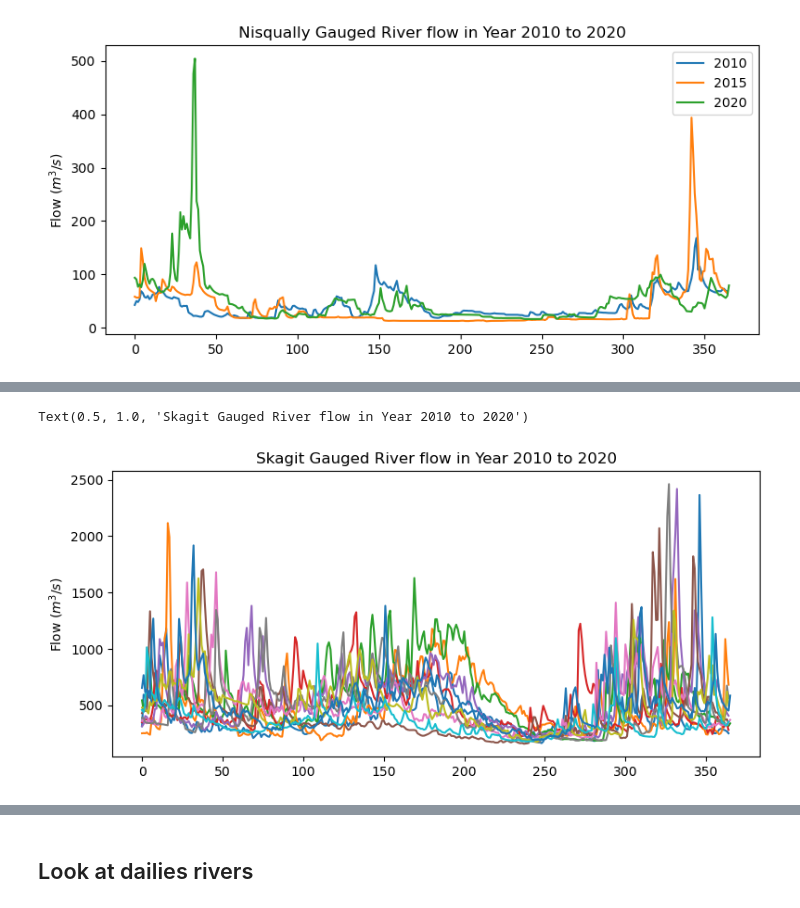
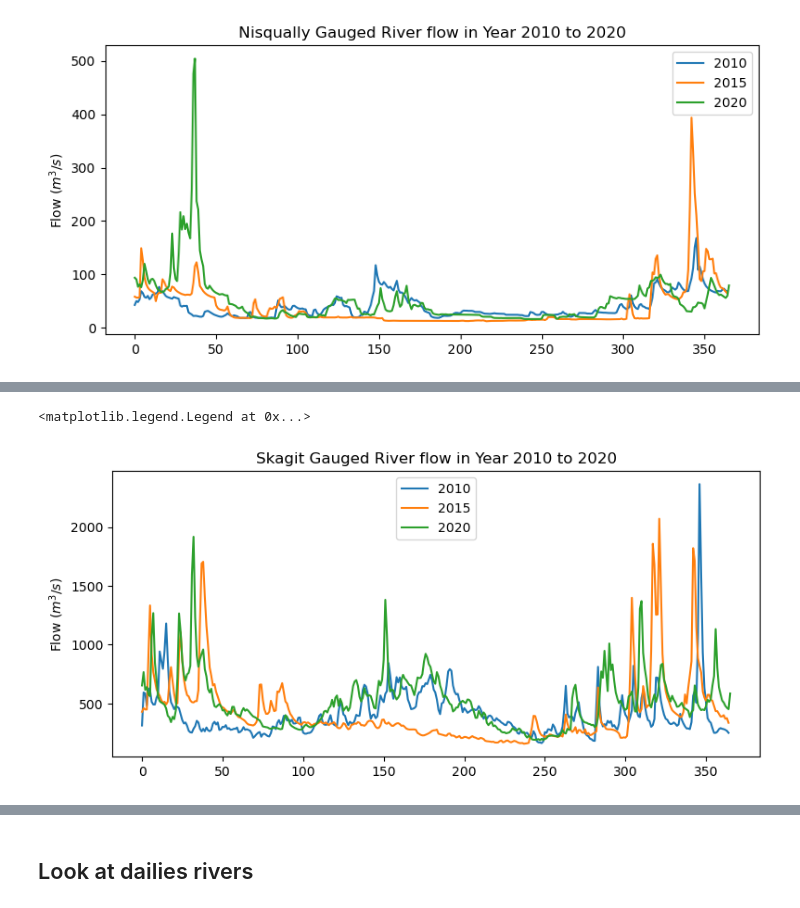
Before and after one commit to SalishSeaCast/analysis-cassidy, a Jupyter notebook: notebooks/compare_daily_river/compare_river_flows.ipynb, the cells around one changed output, grey strips where cells are left out. Cells and saved outputs as stored; diff of their text form; code cells hidden in the pictures.

```diff
--- a/notebooks/compare_daily_river/compare_river_flows.ipynb
+++ b/notebooks/compare_daily_river/compare_river_flows.ipynb
@@ -181,21 +187,15 @@ Text(0.5, 1.0, 'Snohomish Gauged River flow in Year 2010 to 2020')
 # %%
 fig, ax = plt.subplots(1, 1, figsize=(9, 4))
 
 
 ax.plot(range(len(Skagit[Skagit['YYYY'] == 2010]['DISCHARGE'])), Skagit[Skagit['YYYY'] == 2010]['DISCHARGE'], label='2010')
-ax.plot(range(len(Skagit[Skagit['YYYY'] == 2011]['DateTime'])), Skagit[Skagit['YYYY'] == 2011]['DISCHARGE'], label='2011')
-ax.plot(range(len(Skagit[Skagit['YYYY'] == 2012]['DateTime'])), Skagit[Skagit['YYYY'] == 2012]['DISCHARGE'], label='2012')
-ax.plot(range(len(Skagit[Skagit['YYYY'] == 2013]['DateTime'])), Skagit[Skagit['YYYY'] == 2013]['DISCHARGE'], label='2013')
-ax.plot(range(len(Skagit[Skagit['YYYY'] == 2014]['DateTime'])), Skagit[Skagit['YYYY'] == 2014]['DISCHARGE'], label='2014')
 ax.plot(range(len(Skagit[Skagit['YYYY'] == 2015]['DateTime'])), Skagit[Skagit['YYYY'] == 2015]['DISCHARGE'], label='2015')
-ax.plot(range(len(Skagit[Skagit['YYYY'] == 2016]['DateTime'])), Skagit[Skagit['YYYY'] == 2016]['DISCHARGE'], label='2016')
-ax.plot(range(len(Skagit[Skagit['YYYY'] == 2017]['DateTime'])), Skagit[Skagit['YYYY'] == 2017]['DISCHARGE'], label='2017')
-ax.plot(range(len(Skagit[Skagit['YYYY'] == 2018]['DateTime'])), Skagit[Skagit['YYYY'] == 2018]['DISCHARGE'], label='2018')
-ax.plot(range(len(Skagit[Skagit['YYYY'] == 2019]['DateTime'])), Skagit[Skagit['YYYY'] == 2019]['DISCHARGE'], label='2019')
 ax.plot(range(len(Skagit[Skagit['YYYY'] == 2020]['DateTime'])), Skagit[Skagit['YYYY'] == 2020]['DISCHARGE'], label='2020')
 
 ax.set_ylabel(r'Flow ($m^3/s$)')
 ax.set_title('Skagit Gauged River flow in Year 2010 to 2020')
+
+plt.legend()
 # %% [output]
-Text(0.5, 1.0, 'Skagit Gauged River flow in Year 2010 to 2020')
+<matplotlib.legend.Legend at 0x...>
-[figure, old version]
+[figure, new version]
```
Also changed, not shown: parts of 12 cells of this notebook.
